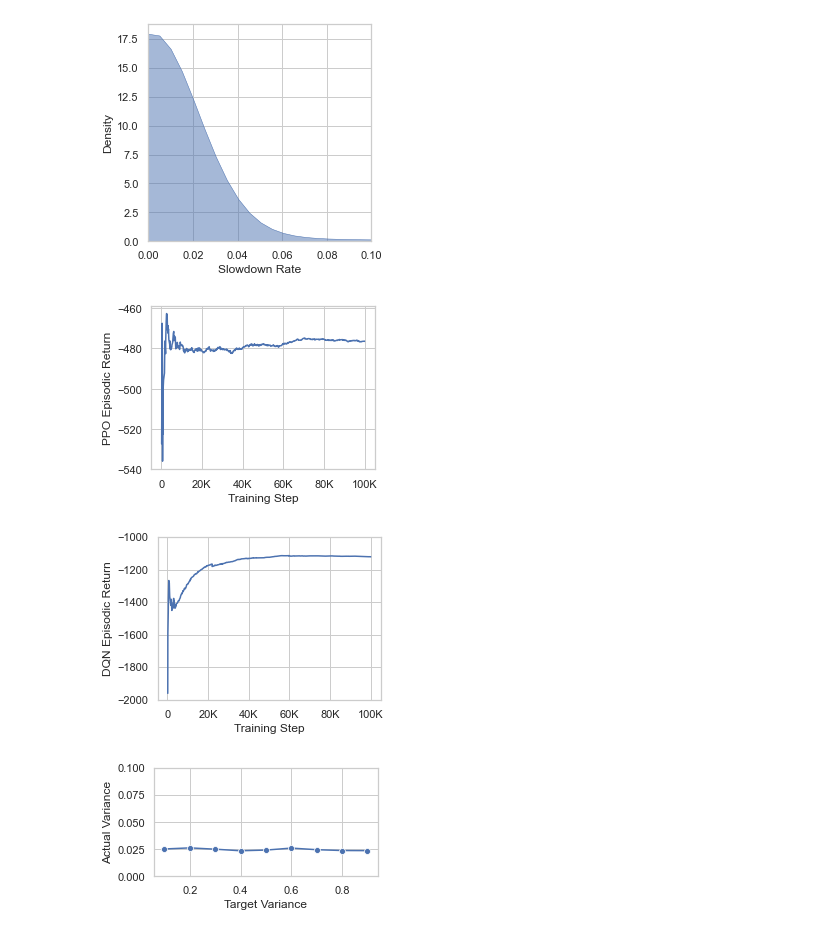
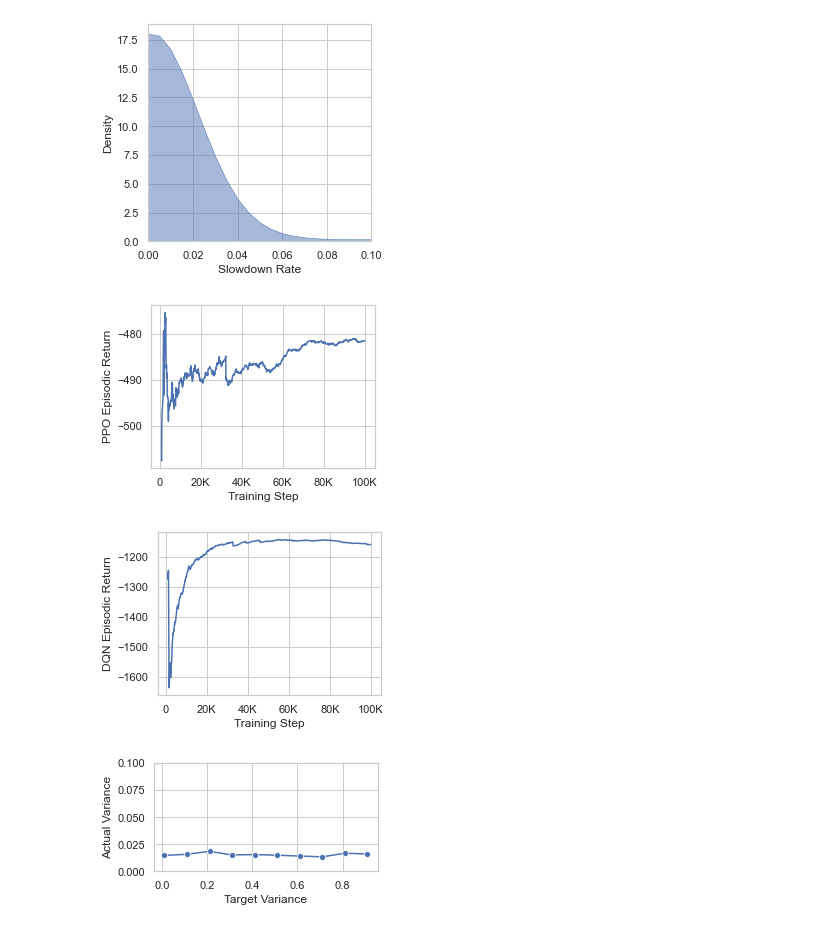
Before and after one commit to yzh503/vm-placement-migration-gym, a Jupyter notebook: plots.ipynb, the cells around one changed output. Cells and saved outputs as stored; diff of their text form; code cells hidden in the pictures.

```diff
--- a/plots.ipynb
+++ b/plots.ipynb
@@ -227,38 +265,38 @@ plt.savefig('plots/slowdown_kde.pdf', bbox_inches='tight', pad_inches=0.25)
 [figure]
 # %%
 # Extract from tensorboard log
-df = pd.read_csv('data/exp_training/ppomd-r1.csv')
-smooth(df, ['Value'])
+df = pd.read_csv('data/exp_training/ppomd-r1-return.csv')
+df['Value'] = df['Value'].rolling(1000, min_periods = 100).mean()
 df.reset_index(inplace=True)
 
 plt.subplots(figsize=(4,3))
 g = sns.lineplot(x=df['Step']*500, y=df['Value'])
+
 g.set(ylabel='PPO Episodic Return')
 g.set(xlabel='Training Step')
 g.set_xticklabels(['', '0', '20K', '40K', '60K', '80K', '100K'])
-g.set_yticks(np.arange(-540, -440, 20))
+
 plt.savefig('plots/ppo-return.pdf', bbox_inches='tight', pad_inches=0.25)
 # %% [output]
-[figure, old version]
+[figure, new version]
 # %%
 # Extract from tensorboard log
-df = pd.read_csv('data/exp_training/dqn-r1.csv')
-smooth(df, ['Value'])
+df = pd.read_csv('data/exp_training/dqn-r1-return.csv')
+df['Value'] = df['Value'].rolling(1000, min_periods = 100).mean()
 df.reset_index(inplace=True)
 
 plt.subplots(figsize=(4,3))
 g = sns.lineplot(x=df['Step']*500, y=df['Value'])
 g.set(ylabel='DQN Episodic Return')
 g.set(xlabel='Training Step')
 g.set_xticklabels(['', '0', '20K', '40K', '60K', '80K', '100K'])
-g.set_yticks(np.arange(-2000, -800, 200))
 plt.savefig('plots/dqn-return.pdf', bbox_inches='tight', pad_inches=0.25)
 # %% [output]
-[figure, old version]
+[figure, new version]
 # %%
 means = []
 vars = []
-targets = np.around(np.arange(0.01, 1, 0.05), decimals=2)
+targets = np.around(np.arange(0.01, 1, 0.1), decimals=2)
 for i in targets:
     f = open(f'data/exp_var/{i:.2f}.json')
     jsonstr = json.load(f)
@@ -277,7 +315,7 @@ g.set(xlabel='Target Variance')
 g.set(ylim=(0, 0.1))
 plt.savefig('plots/sd_sd.pdf', bbox_inches='tight')
 # %% [output]
-[figure, old version]
+[figure, new version]
 # %%
 plt.subplots(figsize=(4,2))
 g = sns.lineplot(x=targets, y=means, marker='o')
```
Also changed, not shown: parts of 17 cells of this notebook, 42 other files.
